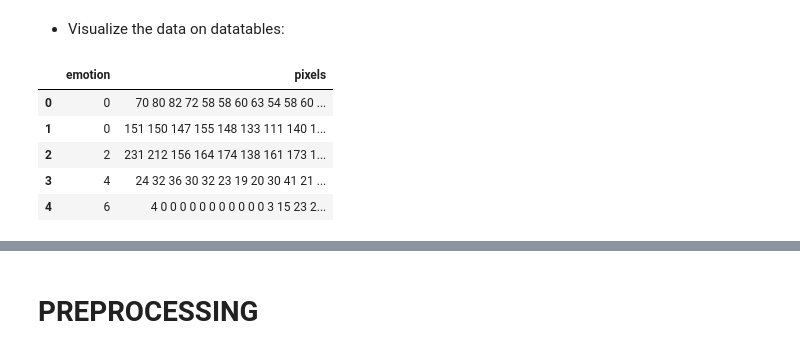
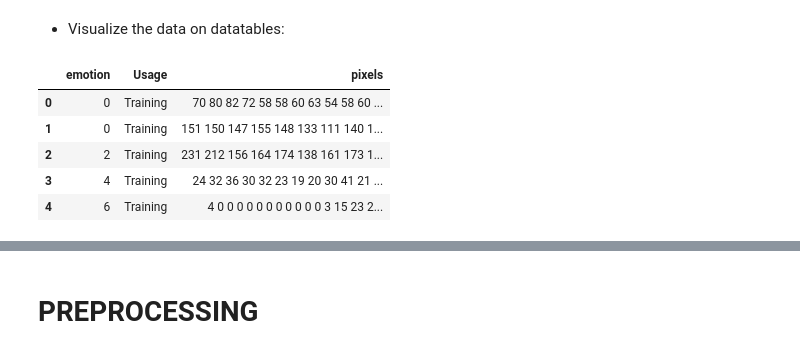
Before and after one commit to AndoZR/scriptc, a Jupyter notebook: SKRIPSI/ScrIptC_3.ipynb, the cells around one changed output, grey strips where cells are left out. Saved outputs shown, nothing was run; the diff lists cells and outputs as text; code cells hidden in the pictures.

```diff
--- a/SKRIPSI/ScrIptC_3.ipynb
+++ b/SKRIPSI/ScrIptC_3.ipynb
@@ -92,19 +92,22 @@ torch.cuda.empty_cache()  # Bersihkan cache CUDA
 - Making dataframe:
 # %%
 # Baca file CSV
-file_path_train = 'D:/Ando File 4 Kuliah/A SKRIPSI/RISETku/KERJA/DATA/challenges-in-representation-learning-facial-expression-recognition-challenge/train.csv'  # Ganti dengan lokasi file kamu
-df_train = pd.read_csv(file_path_train)
+# file_path_train = 'D:/Ando File 4 Kuliah/A SKRIPSI/RISETku/KERJA/DATA/challenges-in-representation-learning-facial-expression-recognition-challenge/train.csv'  # Ganti dengan lokasi file kamu
+# df_train = pd.read_csv(file_path_train)
 
-file_path_test = 'D:/Ando File 4 Kuliah/A SKRIPSI/RISETku/KERJA/DATA/challenges-in-representation-learning-facial-expression-recognition-challenge/test.csv'  # Ganti dengan lokasi file kamu
-df_test = pd.read_csv(file_path_test)
+# file_path_test = 'D:/Ando File 4 Kuliah/A SKRIPSI/RISETku/KERJA/DATA/challenges-in-representation-learning-facial-expression-recognition-challenge/test.csv'  # Ganti dengan lokasi file kamu
+# df_test = pd.read_csv(file_path_test)
+
+file_path = 'D:/Ando File 4 Kuliah/A SKRIPSI/RISETku/KERJA/DATA/challenges-in-representation-learning-facial-expression-recognition-challenge/icml_face_data.csv'  # Ganti dengan lokasi file kamu
+df = pd.read_csv(file_path)
 # %% [markdown]
 - Visualize the data on datatables:
 # %%
-df_train.head()
+df.head()
 # %% [output]
-|  | emotion | pixels |
-| 0 | 0 | 70 80 82 72 58 58 60 63 54 58 60 ... |
-| 1 | 0 | 151 150 147 155 148 133 111 140 1... |
-| 2 | 2 | 231 212 156 164 174 138 161 173 1... |
-| 3 | 4 | 24 32 36 30 32 23 19 20 30 41 21 ... |
-| 4 | 6 | 4 0 0 0 0 0 0 0 0 0 0 0 3 15 23 2... |
+|  | emotion | Usage | pixels |
+| 0 | 0 | Training | 70 80 82 72 58 58 60 63 54 58 60 ... |
+| 1 | 0 | Training | 151 150 147 155 148 133 111 140 1... |
+| 2 | 2 | Training | 231 212 156 164 174 138 161 173 1... |
+| 3 | 4 | Training | 24 32 36 30 32 23 19 20 30 41 21 ... |
+| 4 | 6 | Training | 4 0 0 0 0 0 0 0 0 0 0 0 3 15 23 2... |
```
Also changed, not shown: parts of 35 cells of this notebook.
